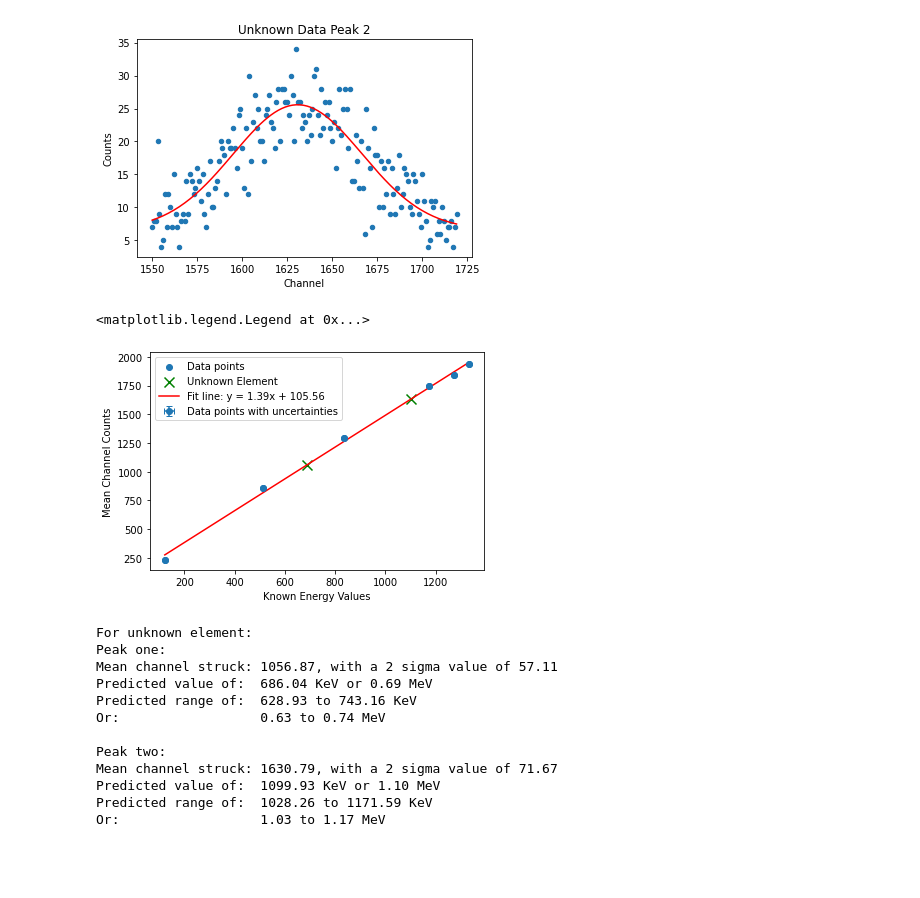
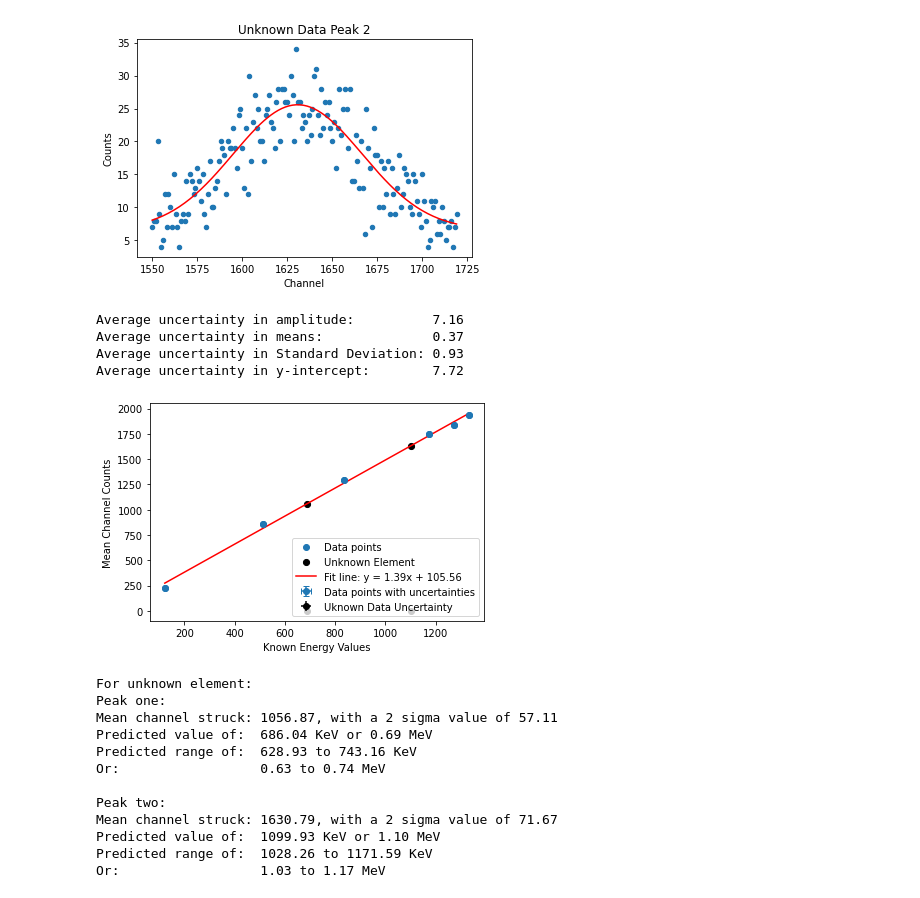
Before and after one commit to maraMaraschino/Adv-Lab, a Jupyter notebook: Gamma Spectroscopy/Gamma Spec Data.ipynb, the cells around one changed output. Saved outputs shown, nothing was run; the diff lists cells and outputs as text; code cells hidden in the pictures; blank space fills up the shorter version.

```diff
--- a/Gamma Spectroscopy/Gamma Spec Data.ipynb
+++ b/Gamma Spectroscopy/Gamma Spec Data.ipynb
@@ -299,7 +367,7 @@ ydata_unk = unknown_peak_1.iloc[:,1].values
 unknown_peak_1_values = find_values(A, B, C, D, xdata_unk, ydata_unk)
 unk_peak_1_sigma = unknown_peak_1_values[2]
 
-sigma_amp, sigma_mean, sigma_std, sigma_b = find_uncertainties(unknown_peak_1_values)
+sigma_amp, uncertainties_1_sigma_mean, sigma_std, sigma_b = find_uncertainties(unknown_peak_1_values)
 
 A = 20
 B = 1630
@@ -316,7 +384,7 @@ ydata_unk = unknown_peak_2.iloc[:,1].values
 unknown_peak_2_values = find_values(A, B, C, D, xdata_unk, ydata_unk)
 unk_peak_2_sigma = unknown_peak_2_values[2]
 
-sigma_amp, sigma_mean, sigma_std, sigma_b = find_uncertainties(unknown_peak_2_values)
+sigma_amp, uncertainties_2_sigma_mean, sigma_std, sigma_b = find_uncertainties(unknown_peak_2_values)
 # %% [output]
 Optimized Parameters:
 [Amplitude, Mean, Sigma, Vertical Offset]
@@ -379,37 +447,53 @@ slope, intercept, r_value, p_value, std_err = linregress(known_means, tested_mea
 # Plotting unknown element with swapped axes
 unk_1_yvalue = unknown_peak_1_values[1]
 unk_2_yvalue = unknown_peak_2_values[1]
 
 # y = mx +b
 # x = (y-b)/m
 unk_1_predicted_value = (unk_1_yvalue - intercept)/slope
 unk_2_predicted_value = (unk_2_yvalue - intercept)/slope
 
 # Errors (y should be tested_means, x should be known_means)
 x_err = np.zeros_like(known_means)
 y_err = sigma_mean_list
 
 # Create the line using known_means as the x-axis
 x_line = np.linspace(min(known_means), max(known_means), 100)
 y_line = slope * x_line + intercept
 
 # Plotting with correct axes
 plt.errorbar(known_means, tested_means, xerr=x_err, yerr=y_err, fmt='o', label="Data points with uncertainties", capsize=3)
 
 plt.scatter(known_means, tested_means, label="Data points")
-plt.scatter([unk_1_predicted_value, unk_2_predicted_value], [unk_1_yvalue, unk_2_yvalue], color="green",
-           label="Unknown Element", marker="x", s=100)
+unknown_x_err = np.zeros_like([unk_1_predicted_value, unk_2_predicted_value])
+unknown_y_err = np.zeros_like([[unk_1_yvalue, unk_2_yvalue]])
+plt.errorbar([unk_1_predicted_value, unk_2_predicted_value], [uncertainties_1_sigma_mean, uncertainties_2_sigma_mean], unknown_x_err, unknown_y_err, fmt='o',
+             label="Uknown Data Uncertainty", color='black')
+plt.scatter([unk_1_predicted_value, unk_2_predicted_value], [unk_1_yvalue, unk_2_yvalue], color="black",
+           label="Unknown Element", marker=".", s=150)
 
 # Plot the regression line
 plt.plot(x_line, y_line, color="red", label=f"Fit line: y = {slope:.2f}x + {intercept:.2f}")
 
 # Corrected labels for the plot
 plt.xlabel('Known Energy Values')
 plt.ylabel('Mean Channel Counts')
 plt.legend()
+
+print(f"Average uncertainty in amplitude:          {np.mean(sigma_amp_list):.2f}")
+print(f"Average uncertainty in means:              {np.mean(sigma_mean_list):.2f}")
+print(f"Average uncertainty in Standard Deviation: {np.mean(sigma_std_list):.2f}")
+print(f"Average uncertainty in y-intercept:        {np.mean(sigma_b_list):.2f}")
+
+# Trying to figure out why the error bars aren't showing
+#plt.xlim(685,687)
+#plt.ylim(1055.0,1057.5)
 # %% [output]
-<matplotlib.legend.Legend at 0x...>
+Average uncertainty in amplitude:          7.16
+Average uncertainty in means:              0.37
+Average uncertainty in Standard Deviation: 0.93
+Average uncertainty in y-intercept:        7.72
-[figure, old version]
+[figure, new version]
 # %%
 print(f"For unknown element:")
 print(f"Peak one: ")
```
Also changed, not shown: parts of 13 cells of this notebook.
